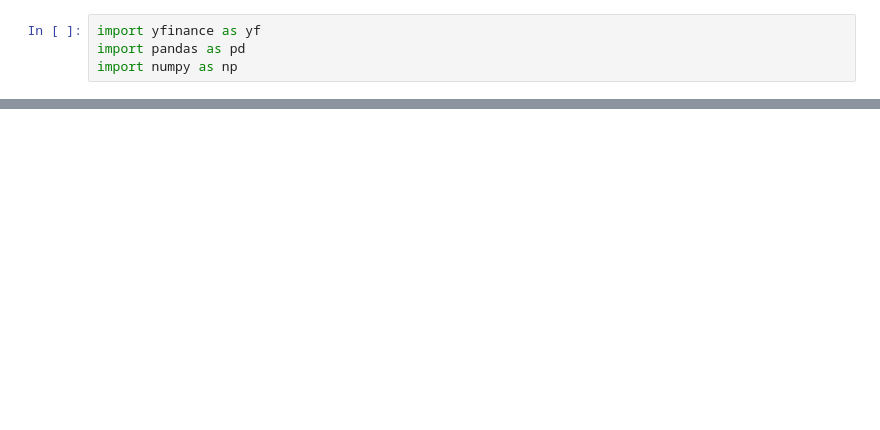
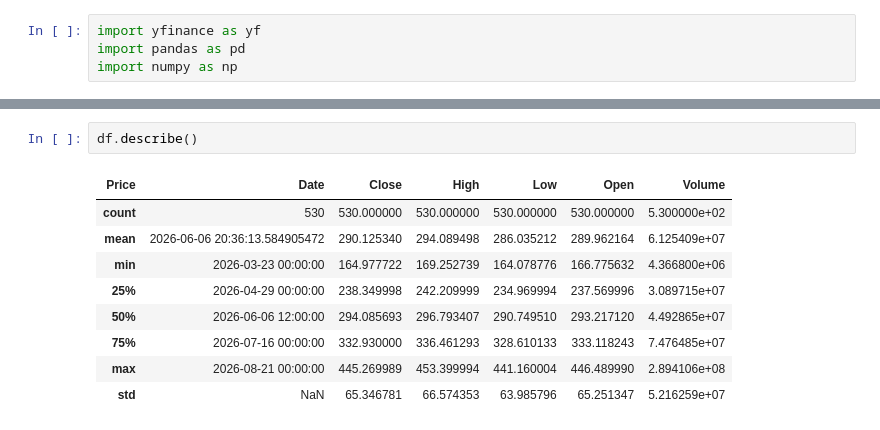
Before and after one commit to shota98501/workspace, a Jupyter notebook: Project/stockmarket_project/stockmarket.ipynb, the cells around one changed output, grey strips where cells are left out. Saved outputs shown, nothing was run; the diff lists cells and outputs as text; blank space fills up the shorter version.

```diff
--- a/Project/stockmarket_project/stockmarket.ipynb
+++ b/Project/stockmarket_project/stockmarket.ipynb
@@ -58,0 +77,12 @@ all_ticket_data
+# %%
+df.describe()
+# %% [output]
+| Price | Date | Close | High | Low | Open | Volume |
+| count | 530 | 530.000000 | 530.000000 | 530.000000 | 530.000000 | 5.300000e+02 |
+| mean | 2026-06-06 20:36:13.584905472 | 290.125340 | 294.089498 | 286.035212 | 289.962164 | 6.125409e+07 |
+| min | 2026-03-23 00:00:00 | 164.977722 | 169.252739 | 164.078776 | 166.775632 | 4.366800e+06 |
+| 25% | 2026-04-29 00:00:00 | 238.349998 | 242.209999 | 234.969994 | 237.569996 | 3.089715e+07 |
+| 50% | 2026-06-06 12:00:00 | 294.085693 | 296.793407 | 290.749510 | 293.217120 | 4.492865e+07 |
+| 75% | 2026-07-16 00:00:00 | 332.930000 | 336.461293 | 328.610133 | 333.118243 | 7.476485e+07 |
+| max | 2026-08-21 00:00:00 | 445.269989 | 453.399994 | 441.160004 | 446.489990 | 2.894106e+08 |
+| std | NaN | 65.346781 | 66.574353 | 63.985796 | 65.251347 | 5.216259e+07 |
```
Also changed, not shown: parts of 10 cells of this notebook.
